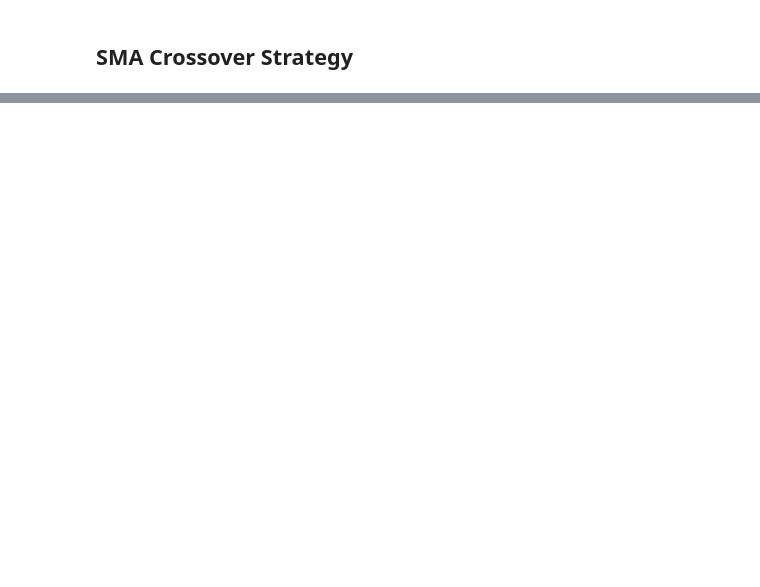
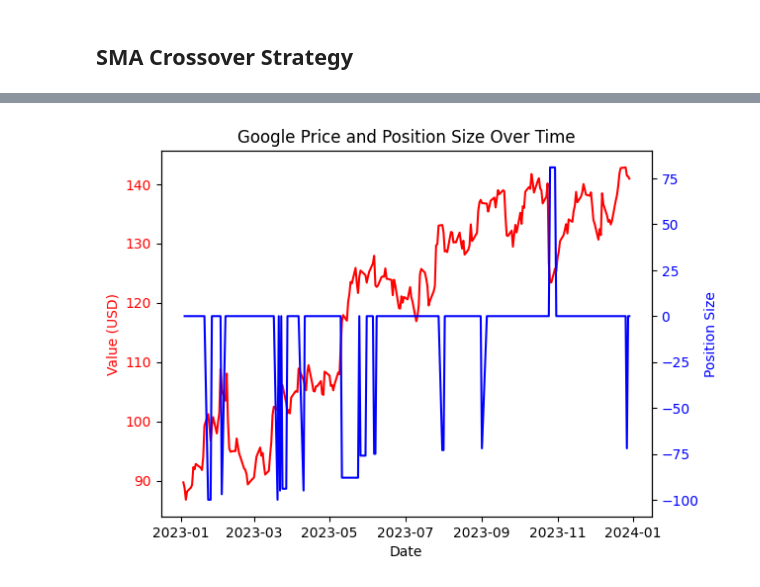
Before and after one commit to BenJonesData/algo-trading-playground, a Jupyter notebook: notebooks/02_basic_strategy_experimentation.ipynb, the cells around one changed output, grey strips where cells are left out. Saved outputs shown, nothing was run; the diff lists cells and outputs as text; code cells hidden in the pictures; blank space fills up the shorter version.

```diff
--- a/notebooks/02_basic_strategy_experimentation.ipynb
+++ b/notebooks/02_basic_strategy_experimentation.ipynb
@@ -126,0 +256,5 @@ class SMACrossover(Strategy):
+# %%
+rsi_strategy_bt = Backtest(google_data_daily, RSIStrategy, cash=10_000)
+
+rsi_strategy_results = rsi_strategy_bt.run()
+rsi_strategy_results
@@ -126,0 +279,9 @@ class SMACrossover(Strategy):
+# %%
+rsi_strategy_bt.plot(filename="../plots/rsi_strategy.html", open_browser=False)
+plot_position(
+    google_data_daily["Close"],
+    rsi_strategy_results._strategy.position_df.set_index("Date"),
+    "Google",
+)
+# %% [output]
+[figure, added]
```
Also changed, not shown: parts of 20 cells of this notebook, 1 other file.
